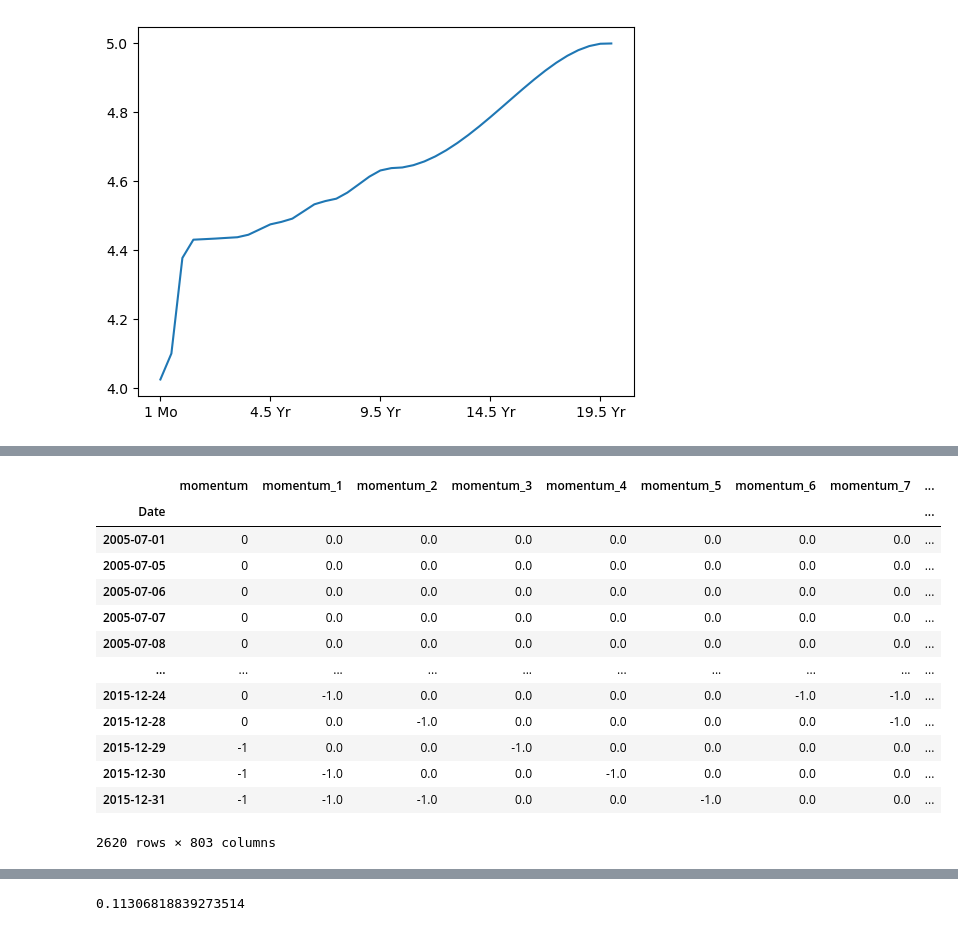
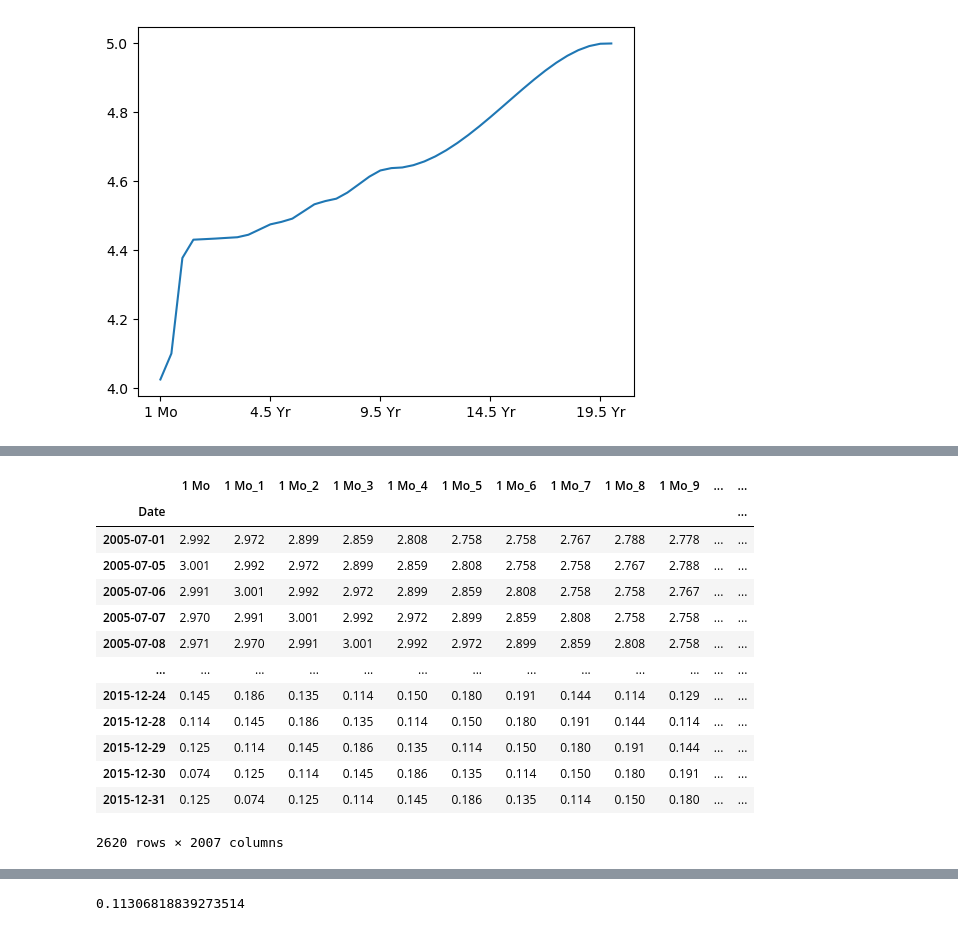
Before and after one commit to Lzhenghong/Quant-Projects, a Jupyter notebook: UST/Yield_Curve_Level_Mean_Reversion/UST_Yield_Curve_Level_Mean_Reversion.ipynb, the cells around one changed output, grey strips where cells are left out. Saved outputs shown, nothing was run; the diff lists cells and outputs as text; code cells hidden in the pictures.

```diff
--- a/UST/Yield_Curve_Level_Mean_Reversion/UST_Yield_Curve_Level_Mean_Reversion.ipynb
+++ b/UST/Yield_Curve_Level_Mean_Reversion/UST_Yield_Curve_Level_Mean_Reversion.ipynb
@@ -163,8 +163,10 @@ low_rates.plot()
 # %%
-tenures = ['1 Mo', '3 Mo', '6 Mo', '1 Yr', '2 Yr', '3 Yr', '5 Yr', '10 Yr', '20 Yr']
-years = [1/12, 1/4, 1/2, 1, 2, 3, 5, 10, 20]
+spots = ['1 Mo', '3 Mo', '6 Mo', '1 Yr', '2 Yr', '3 Yr', '5 Yr', '7 Yr', '10 Yr', '20 Yr']
+tenures = [spots[i] for i in [0, 8, 9]]
+years = [1/12, 10, 20]
 tenure_years = {}
 for i in range(len(tenures)):
     tenure_years[tenures[i]] = years[i]
 # %%
-indicators = ['momentum', 'inv_wealth', 'real 5 yr par', 'real 7 yr par', 'real 10 yr par', 'real 20 yr par', 'EFFR', 'level_diff']
+indicators = spots + ['momentum', 'inv_wealth', 'real 5 yr par', 'real 7 yr par', 'real 10 yr par', 'real 20 yr par', 'EFFR'] + [f'{tenure}_level_diff' for tenure in tenures]
+indicators
@@ -197,11 +220,12 @@ data.loc[((data.index >= '2009-01-01') & (data.index < '2015-12-16')) |
 
 # Compare with regime mean
 for i, curve in enumerate([QE_curve, QT_curve, low_rates]):
-    data.loc[data['fed regime']==i, 'level_diff'] = data.loc[data['fed regime']==i, tenures].mean(axis=1) - curve.loc[tenures].mean()
+    for tenure in tenures:
+        data.loc[data['fed regime']==i, f'{tenure}_level_diff'] = data.loc[data['fed regime']==i, tenure] - curve.loc[tenure]
 
-# Signal for all UST Bonds
-data.loc[:, 'signal'] = np.where(data['level_diff'] > 0, 1, 0)
-data.loc[:, 'signal'] = np.where(data['level_diff'] < 0, -1, data['signal'])
+for tenure in tenures:
+    data.loc[:, f'{tenure}_signal'] = np.where(data[f'{tenure}_level_diff'] > 0, 1, 0)
+    data.loc[:, f'{tenure}_signal'] = np.where(data[f'{tenure}_level_diff'] < 0, -1, data[f'{tenure}_signal'])
 
 lagged_indicators = []
 for indicator in indicators:
@@ -218,4 +242,3 @@ for df in dfs:
     for tenure, year in tenure_years.items():
         df.loc[:, f'{tenure} shifted'] = df[tenure].shift(-period+1)
         df.loc[:, f'{tenure} MTM PnL'] = (np.power((1+df[tenure]/100)/(1+df[f'{tenure} shifted']/100), year) - 1).shift(-1)
-    df.loc[:, 'Target'] = df.loc[:, [f'{tenure} MTM PnL' for tenure in tenures]].mean(axis=1)
@@ -240,19 +245,19 @@ See the caveats in the documentation: https://pandas.pydata.org/pandas-docs/stab
 # %%
-train = train.loc[:, lagged_indicators + ['fed regime', 'signal', 'Target']]
+train = train.loc[:, lagged_indicators + [f'{tenure}_signal' for tenure in tenures] + ['fed regime'] + [f'{tenure} MTM PnL' for tenure in tenures]]
 train
 # %% [output]
-|  | momentum | momentum_1 | momentum_2 | momentum_3 | momentum_4 | momentum_5 | momentum_6 | momentum_7 | ... |
-| Date |  |  |  |  |  |  |  |  | ... |
-| 2005-07-01 | 0 | 0.0 | 0.0 | 0.0 | 0.0 | 0.0 | 0.0 | 0.0 | ... |
-| 2005-07-05 | 0 | 0.0 | 0.0 | 0.0 | 0.0 | 0.0 | 0.0 | 0.0 | ... |
-| 2005-07-06 | 0 | 0.0 | 0.0 | 0.0 | 0.0 | 0.0 | 0.0 | 0.0 | ... |
-| 2005-07-07 | 0 | 0.0 | 0.0 | 0.0 | 0.0 | 0.0 | 0.0 | 0.0 | ... |
-| 2005-07-08 | 0 | 0.0 | 0.0 | 0.0 | 0.0 | 0.0 | 0.0 | 0.0 | ... |
-| ... | ... | ... | ... | ... | ... | ... | ... | ... | ... |
-| 2015-12-24 | 0 | -1.0 | 0.0 | 0.0 | 0.0 | 0.0 | -1.0 | -1.0 | ... |
-| 2015-12-28 | 0 | 0.0 | -1.0 | 0.0 | 0.0 | 0.0 | 0.0 | -1.0 | ... |
-| 2015-12-29 | -1 | 0.0 | 0.0 | -1.0 | 0.0 | 0.0 | 0.0 | 0.0 | ... |
-| 2015-12-30 | -1 | -1.0 | 0.0 | 0.0 | -1.0 | 0.0 | 0.0 | 0.0 | ... |
-| 2015-12-31 | -1 | -1.0 | -1.0 | 0.0 | 0.0 | -1.0 | 0.0 | 0.0 | ... |
+|  | 1 Mo | 1 Mo_1 | 1 Mo_2 | 1 Mo_3 | 1 Mo_4 | 1 Mo_5 | 1 Mo_6 | 1 Mo_7 | 1 Mo_8 | 1 Mo_9 | ... | ... |
+| Date |  |  |  |  |  |  |  |  |  |  |  | ... |
+| 2005-07-01 | 2.992 | 2.972 | 2.899 | 2.859 | 2.808 | 2.758 | 2.758 | 2.767 | 2.788 | 2.778 | ... | ... |
+| 2005-07-05 | 3.001 | 2.992 | 2.972 | 2.899 | 2.859 | 2.808 | 2.758 | 2.758 | 2.767 | 2.788 | ... | ... |
+| 2005-07-06 | 2.991 | 3.001 | 2.992 | 2.972 | 2.899 | 2.859 | 2.808 | 2.758 | 2.758 | 2.767 | ... | ... |
+| 2005-07-07 | 2.970 | 2.991 | 3.001 | 2.992 | 2.972 | 2.899 | 2.859 | 2.808 | 2.758 | 2.758 | ... | ... |
+| 2005-07-08 | 2.971 | 2.970 | 2.991 | 3.001 | 2.992 | 2.972 | 2.899 | 2.859 | 2.808 | 2.758 | ... | ... |
+| ... | ... | ... | ... | ... | ... | ... | ... | ... | ... | ... | ... | ... |
+| 2015-12-24 | 0.145 | 0.186 | 0.135 | 0.114 | 0.150 | 0.180 | 0.191 | 0.144 | 0.114 | 0.129 | ... | ... |
+| 2015-12-28 | 0.114 | 0.145 | 0.186 | 0.135 | 0.114 | 0.150 | 0.180 | 0.191 | 0.144 | 0.114 | ... | ... |
+| 2015-12-29 | 0.125 | 0.114 | 0.145 | 0.186 | 0.135 | 0.114 | 0.150 | 0.180 | 0.191 | 0.144 | ... | ... |
+| 2015-12-30 | 0.074 | 0.125 | 0.114 | 0.145 | 0.186 | 0.135 | 0.114 | 0.150 | 0.180 | 0.191 | ... | ... |
+| 2015-12-31 | 0.125 | 0.074 | 0.125 | 0.114 | 0.145 | 0.186 | 0.135 | 0.114 | 0.150 | 0.180 | ... | ... |
-2620 rows × 803 columns
+2620 rows × 2007 columns
 # %%
```
Also changed, not shown: parts of 33 cells of this notebook, 4 other files.
